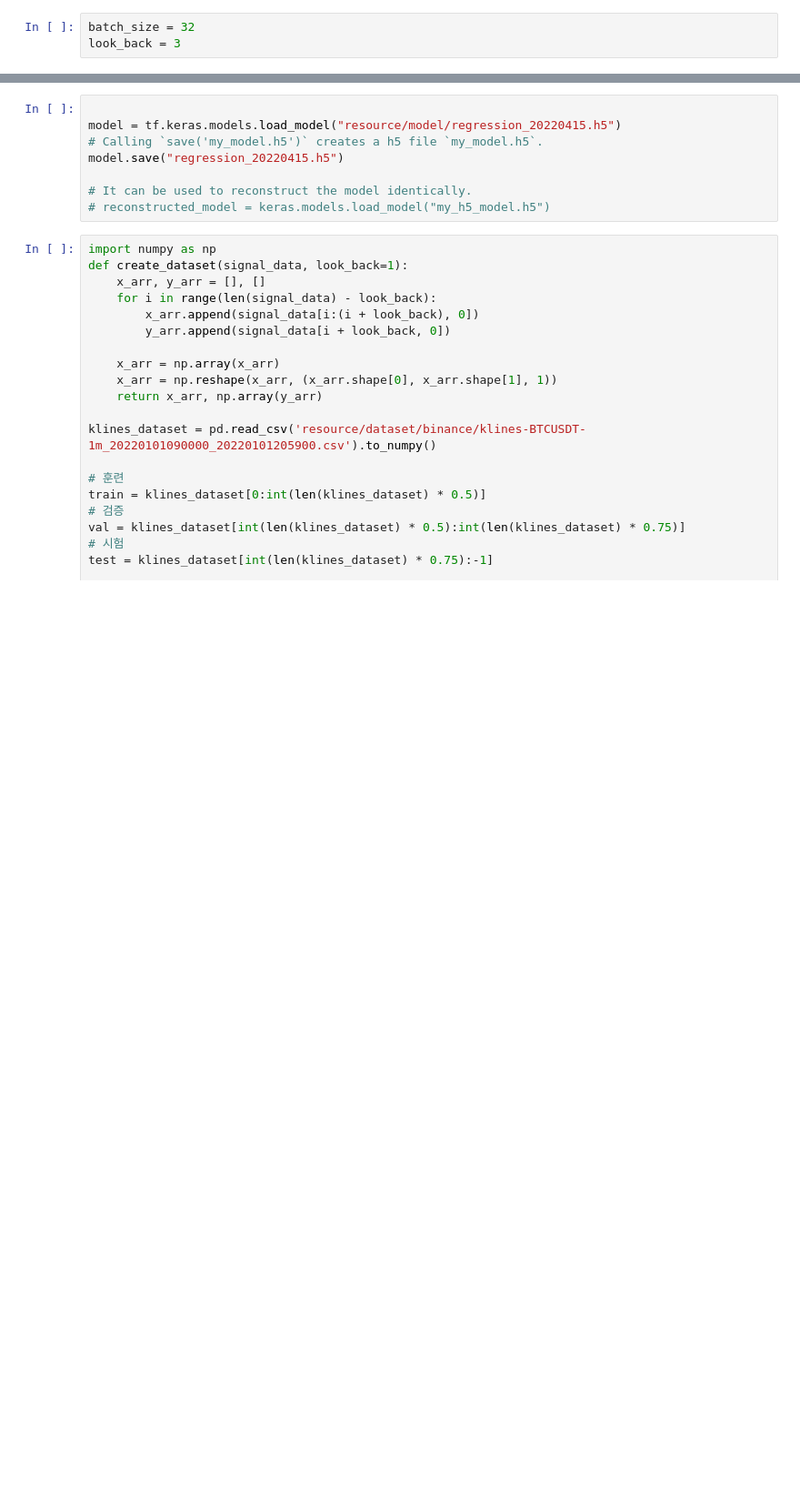
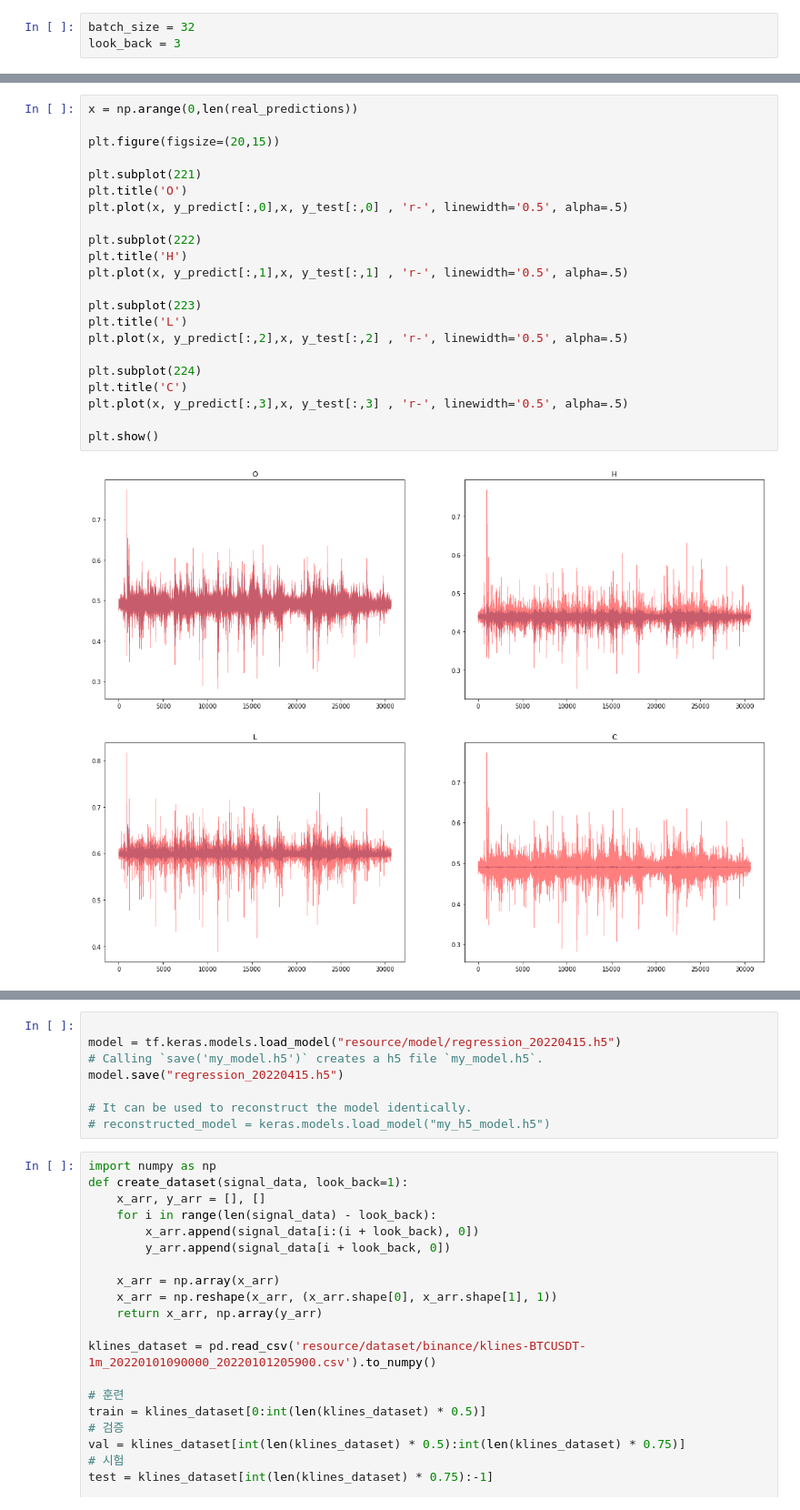
Before and after one commit to youngkwan-Ji/ML_linear-regression-binance-dataset, a Jupyter notebook: BinanceKlines_BTCUSDT.ipynb, the cells around one changed output, grey strips where cells are left out. Shown at 91% size. Drawn from its saved outputs; the diff is of its cells as text; blank space fills up the shorter version.

```diff
--- a/BinanceKlines_BTCUSDT.ipynb
+++ b/BinanceKlines_BTCUSDT.ipynb
@@ -169,0 +364,24 @@ real_predictions = scaler.inverse_transform(y_predict)
+# %%
+x = np.arange(0,len(real_predictions))
+
+plt.figure(figsize=(20,15))
+
+plt.subplot(221)
+plt.title('O')
+plt.plot(x, y_predict[:,0],x, y_test[:,0] , 'r-', linewidth='0.5', alpha=.5)
+
+plt.subplot(222)
+plt.title('H')
+plt.plot(x, y_predict[:,1],x, y_test[:,1] , 'r-', linewidth='0.5', alpha=.5)
+
+plt.subplot(223)
+plt.title('L')
+plt.plot(x, y_predict[:,2],x, y_test[:,2] , 'r-', linewidth='0.5', alpha=.5)
+
+plt.subplot(224)
+plt.title('C')
+plt.plot(x, y_predict[:,3],x, y_test[:,3] , 'r-', linewidth='0.5', alpha=.5)
+
+plt.show()
+# %% [output]
+[figure, added]
```
Also changed, not shown: parts of 21 cells of this notebook, 3 other files.
